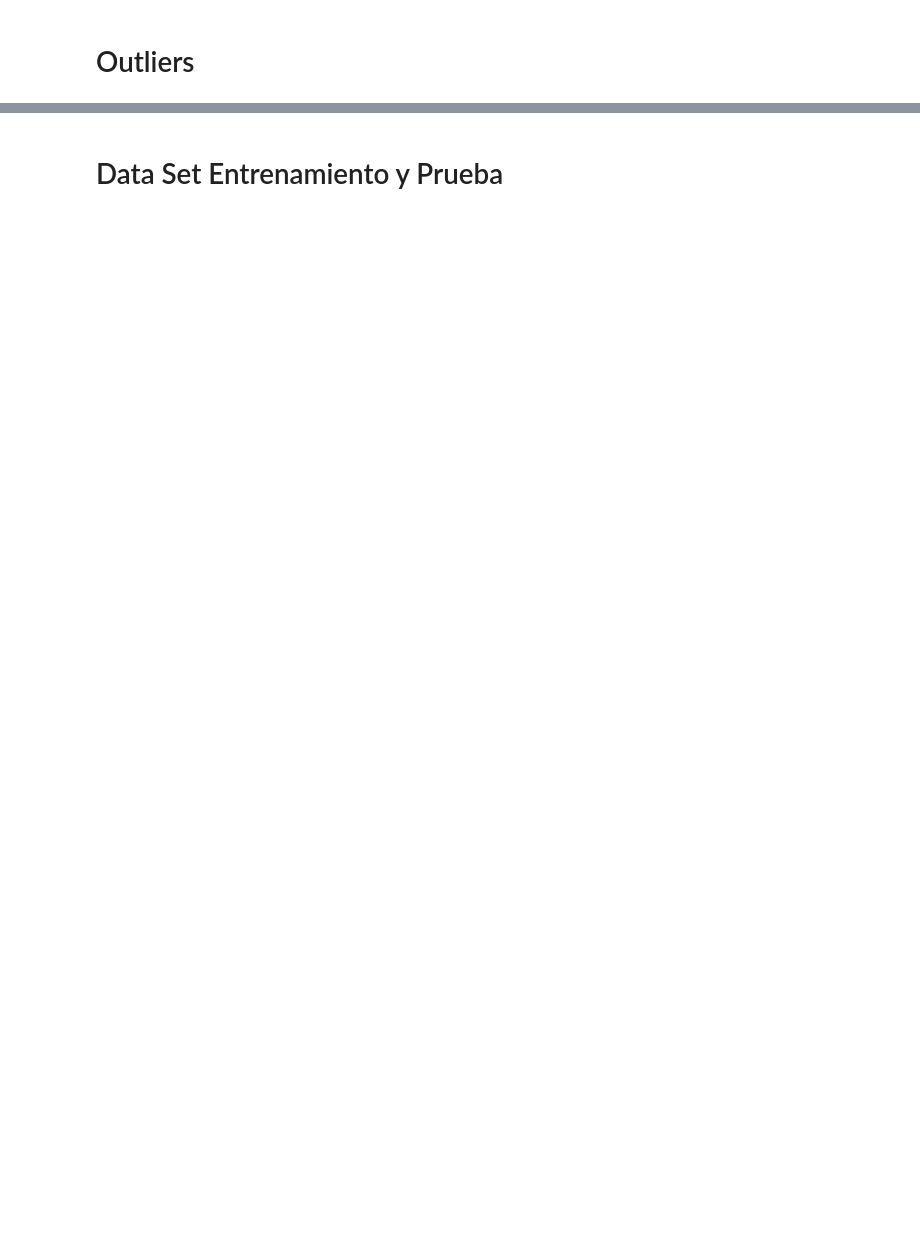
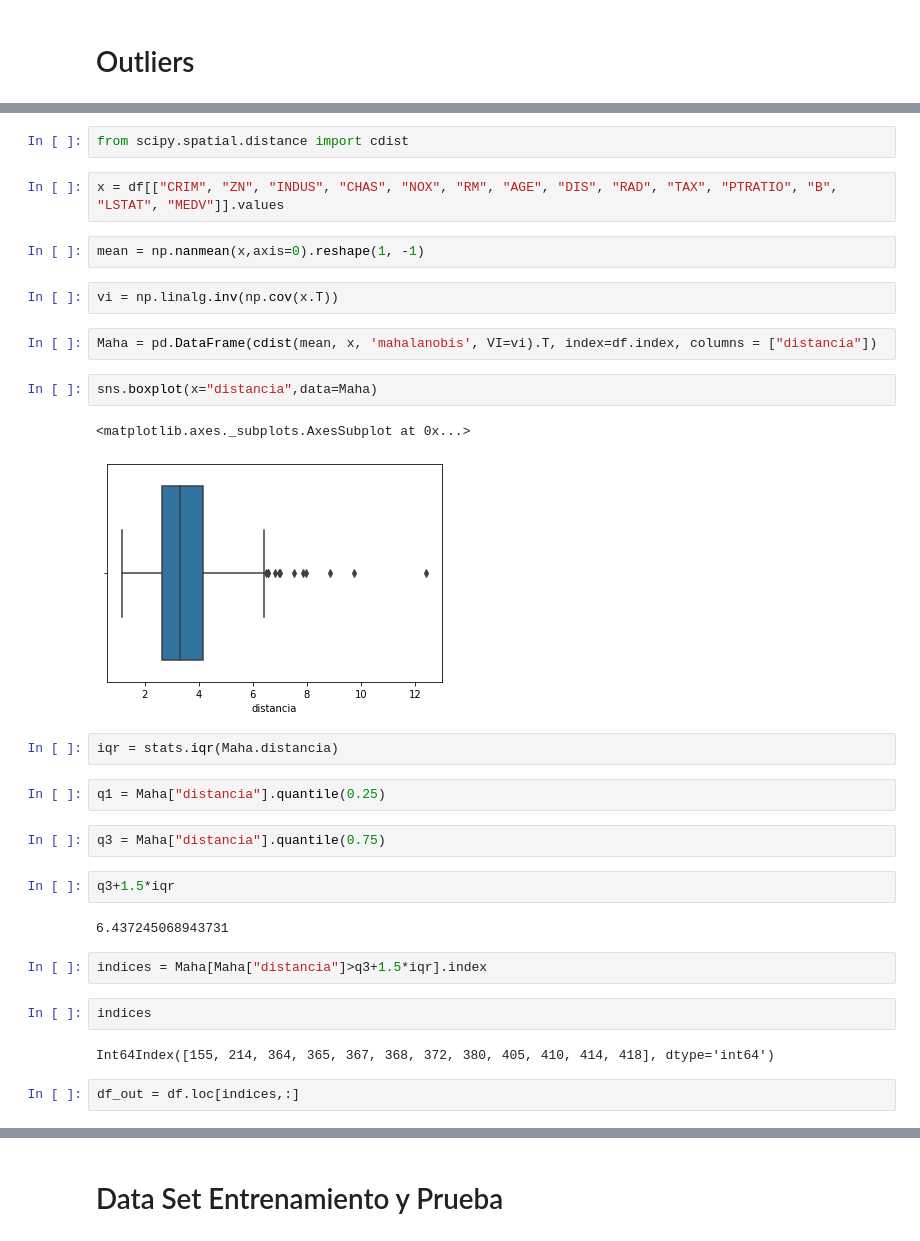
Before and after one commit to Balgem/CodingDojo-DataScience, a Jupyter notebook: Ejercicio_01_cris.ipynb, the cells around one changed output, grey strips where cells are left out. Cells and saved outputs as stored; diff of their text form; blank space fills up the shorter version.

```diff
--- a/Ejercicio_01_cris.ipynb
+++ b/Ejercicio_01_cris.ipynb
@@ -177,0 +131,33 @@ sns.pairplot(df[["CRIM", "ZN", "INDUS", "CHAS", "NOX", "RM", "AGE", "DIS", "RAD"
+# %%
+from scipy.spatial.distance import cdist
+# %%
+x = df[["CRIM", "ZN", "INDUS", "CHAS", "NOX", "RM", "AGE", "DIS", "RAD", "TAX", "PTRATIO", "B", "LSTAT", "MEDV"]].values
+# %%
+mean = np.nanmean(x,axis=0).reshape(1, -1)
+# %%
+vi = np.linalg.inv(np.cov(x.T))
+# %%
+Maha = pd.DataFrame(cdist(mean, x, 'mahalanobis', VI=vi).T, index=df.index, columns = ["distancia"])
+# %%
+sns.boxplot(x="distancia",data=Maha)
+# %% [output]
+<matplotlib.axes._subplots.AxesSubplot at 0x...>
+[figure, added]
+# %%
+iqr = stats.iqr(Maha.distancia)
+# %%
+q1 = Maha["distancia"].quantile(0.25)
+# %%
+q3 = Maha["distancia"].quantile(0.75)
+# %%
+q3+1.5*iqr
+# %% [output]
+6.437245068943731
+# %%
+indices = Maha[Maha["distancia"]>q3+1.5*iqr].index
+# %%
+indices
+# %% [output]
+Int64Index([155, 214, 364, 365, 367, 368, 372, 380, 405, 410, 414, 418], dtype='int64')
+# %%
+df_out = df.loc[indices,:]
```
Also changed, not shown: parts of 68 cells of this notebook.
